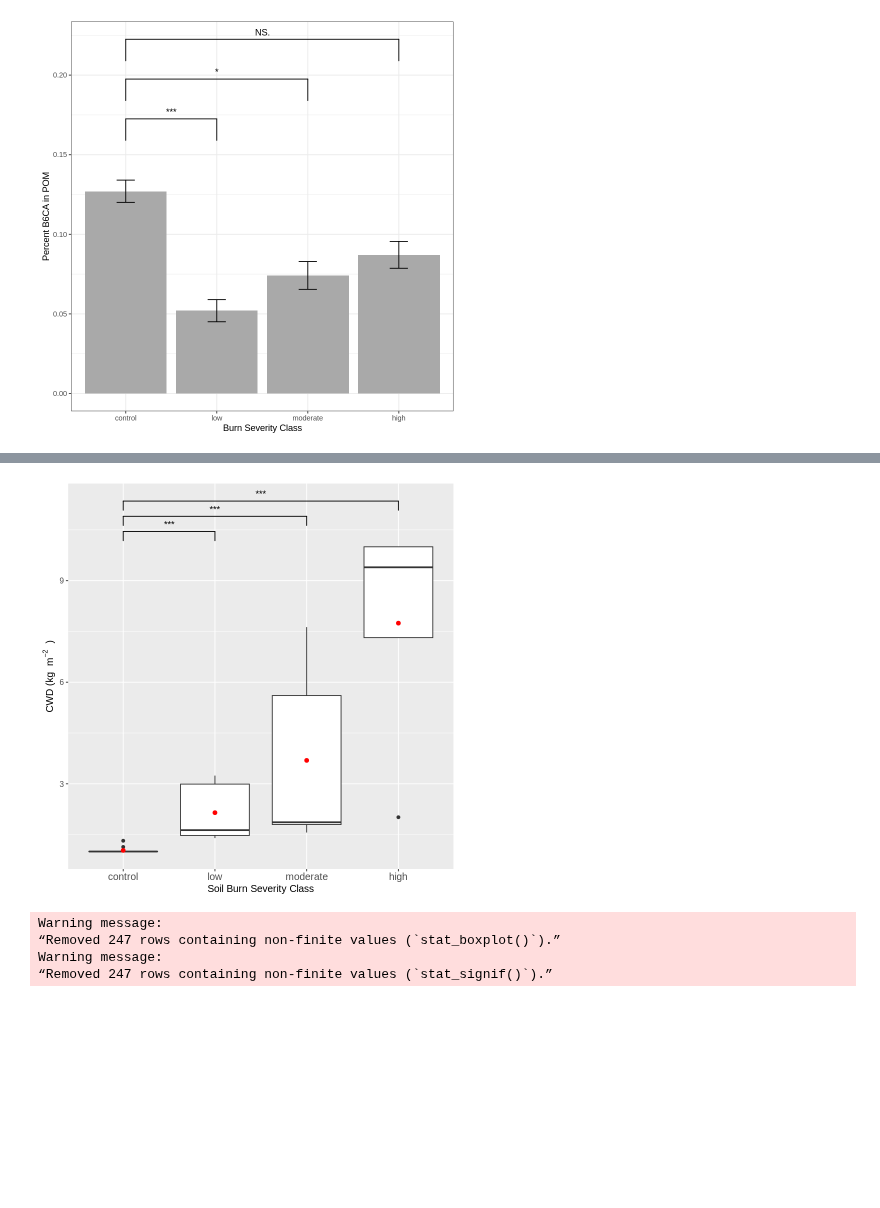
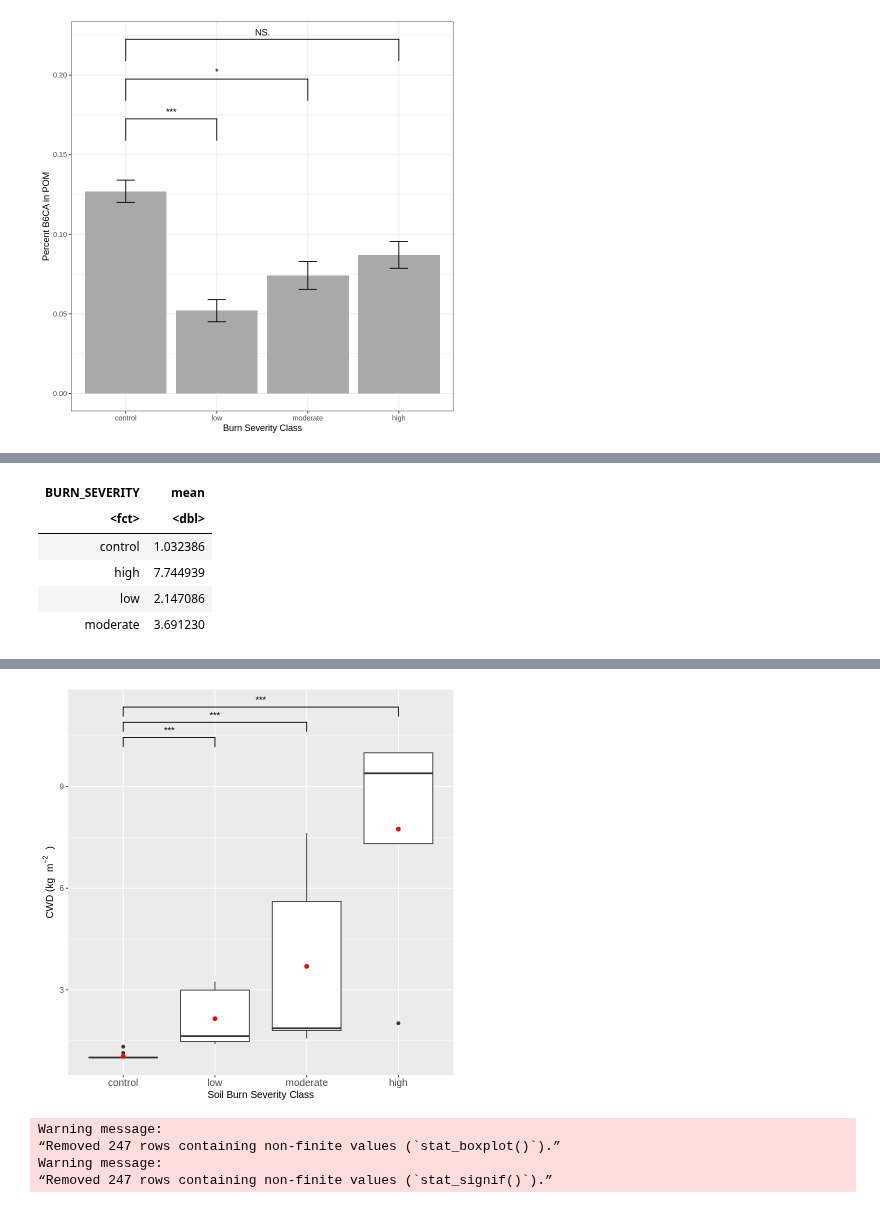
Before and after one commit to hayleypc/BPCA_HFF, a Jupyter notebook: BPCA_analysis_plotting.ipynb, the cells around one changed output, grey strips where cells are left out. Saved outputs shown, nothing was run; the diff lists cells and outputs as text; code cells hidden in the pictures; blank space fills up the shorter version.

```diff
--- a/BPCA_analysis_plotting.ipynb
+++ b/BPCA_analysis_plotting.ipynb
@@ -831,6 +644,8 @@ names(analysis_full_bpca_exp_dt)
 means_data <- analysis_full_bpca_exp_dt[FRACTION=='BULK' & DEPTH=='0-5'][ ,
                           .(mean = mean(decayed_mass_kg/burn_decayed_mass_kg, na.rm = TRUE)),
                           by = .(BURN_SEVERITY)]
+
+means_data
 
 ggplot(analysis_full_bpca_exp_dt[FRACTION=='BULK' & DEPTH=='0-5'],aes(x = BURN_SEVERITY, y = decayed_mass_kg/burn_decayed_mass_kg)) +
   geom_boxplot() +
@@ -854,0 +665,6 @@ Warning message in wilcox.test.default(c(1, 1.31810471189353, 1, 1, 1, 1, 1, 1,
+| BURN_SEVERITY | mean |
+| <fct> | <dbl> |
+| control | 1.032386 |
+| high | 7.744939 |
+| low | 2.147086 |
+| moderate | 3.691230 |
```
Also changed, not shown: parts of 29 cells of this notebook.
